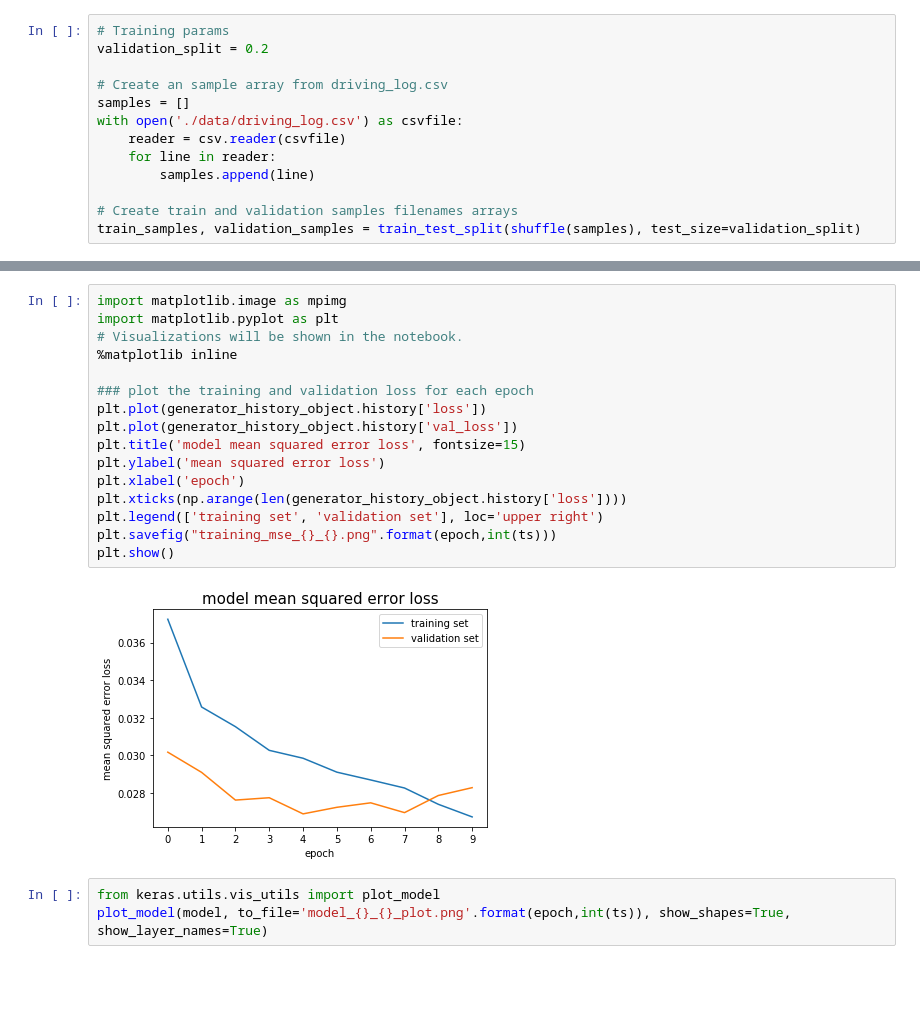
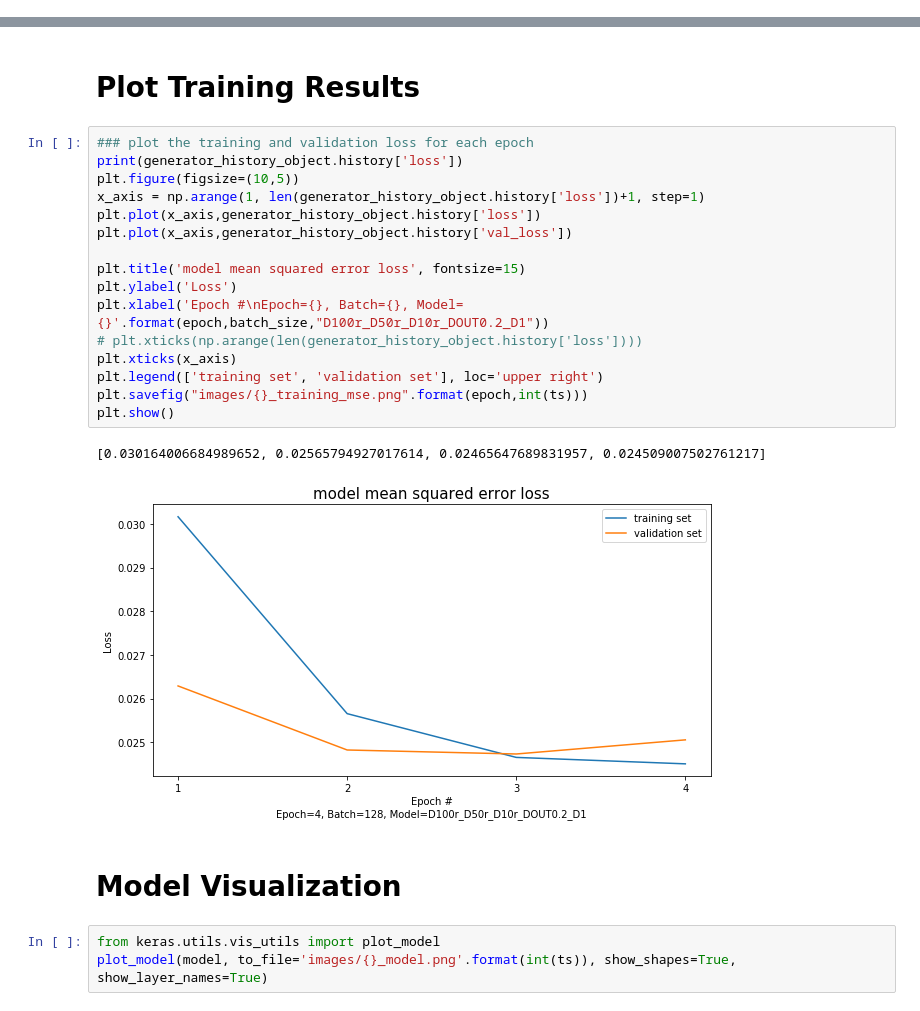
Before and after one commit to rodriguesrenato/CarND-Behavioral-Cloning-P3, a Jupyter notebook: training_model.ipynb, the cells around one changed output, grey strips where cells are left out. Saved outputs shown, nothing was run; the diff lists cells and outputs as text; blank space fills up the shorter version.

Commit message:
feat: Full Training script in a Jupyter notebook

```diff
--- a/training_model.ipynb
+++ b/training_model.ipynb
@@ -20,16 +26,3 @@ from sklearn.utils import shuffle
 from keras.models import Sequential, Model
 from keras.layers import Flatten, Dense, Dropout, Lambda, Cropping2D
 from keras.layers.convolutional import Convolution2D
-# %%
-# Training params
-validation_split = 0.2
-
-# Create an sample array from driving_log.csv
-samples = []
-with open('./data/driving_log.csv') as csvfile:
-    reader = csv.reader(csvfile)
-    for line in reader:
-        samples.append(line)
-
-# Create train and validation samples filenames arrays
-train_samples, validation_samples = train_test_split(shuffle(samples), test_size=validation_split)
@@ -226,21 +207,26 @@ KeyboardInterrupt:
+# %% [markdown]
+# Plot Training Results
 # %%
-import matplotlib.image as mpimg
-import matplotlib.pyplot as plt
-# Visualizations will be shown in the notebook.
-%matplotlib inline
+### plot the training and validation loss for each epoch
+print(generator_history_object.history['loss'])
+plt.figure(figsize=(10,5))
+x_axis = np.arange(1, len(generator_history_object.history['loss'])+1, step=1)
+plt.plot(x_axis,generator_history_object.history['loss'])
+plt.plot(x_axis,generator_history_object.history['val_loss'])
 
-### plot the training and validation loss for each epoch
-plt.plot(generator_history_object.history['loss'])
-plt.plot(generator_history_object.history['val_loss'])
 plt.title('model mean squared error loss', fontsize=15)
-plt.ylabel('mean squared error loss')
-plt.xlabel('epoch')
-plt.xticks(np.arange(len(generator_history_object.history['loss'])))
+plt.ylabel('Loss')
+plt.xlabel('Epoch #\nEpoch={}, Batch={}, Model={}'.format(epoch,batch_size,"D100r_D50r_D10r_DOUT0.2_D1"))
+# plt.xticks(np.arange(len(generator_history_object.history['loss'])))
+plt.xticks(x_axis)
 plt.legend(['training set', 'validation set'], loc='upper right')
-plt.savefig("training_mse_{}_{}.png".format(epoch,int(ts)))
+plt.savefig("images/{}_training_mse.png".format(epoch,int(ts)))
 plt.show()
 # %% [output]
+[0.030164006684989652, 0.02565794927017614, 0.02465647689831957, 0.024509007502761217]
-[figure, old version]
+[figure, new version]
+# %% [markdown]
+# Model Visualization
 # %%
 from keras.utils.vis_utils import plot_model
-plot_model(model, to_file='model_{}_{}_plot.png'.format(epoch,int(ts)), show_shapes=True, show_layer_names=True)
+plot_model(model, to_file='images/{}_model.png'.format(int(ts)), show_shapes=True, show_layer_names=True)
```
Also changed, not shown: parts of 10 cells of this notebook.
